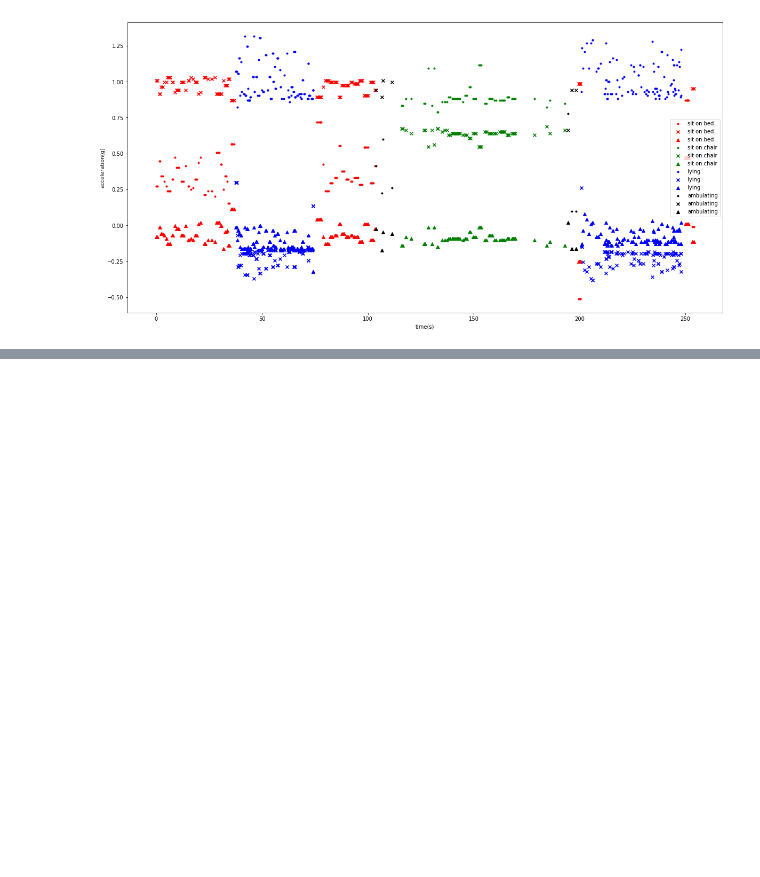
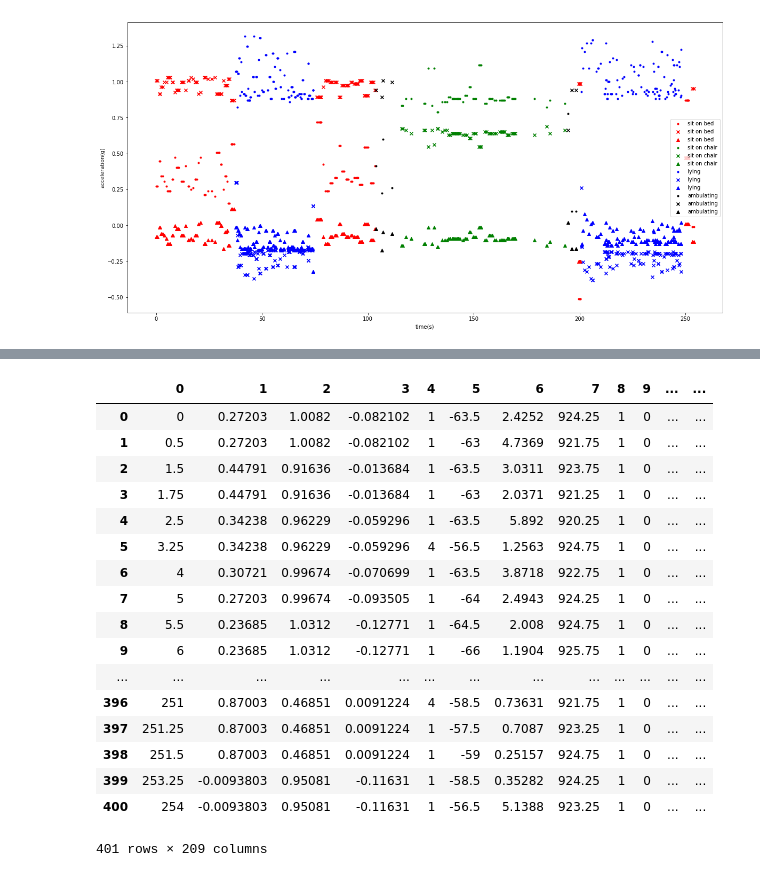
Before and after one commit to scbw1g15/COMP6208-ML-Assignment, a Jupyter notebook: src/analyze_data/analyze_data.ipynb, the cells around one changed output, grey strips where cells are left out. Cells and saved outputs as stored; diff of their text form; code cells hidden in the pictures; blank space fills up the shorter version.

```diff
--- a/src/analyze_data/analyze_data.ipynb
+++ b/src/analyze_data/analyze_data.ipynb
@@ -81,0 +95,22 @@ plt.show()
+# %%
+import pandas as pd
+pd.DataFrame(time_series_patients[0])
+# %% [output]
+|  | 0 | 1 | 2 | 3 | 4 | 5 | 6 | 7 | 8 | 9 | ... | ... |
+| 0 | 0 | 0.27203 | 1.0082 | -0.082102 | 1 | -63.5 | 2.4252 | 924.25 | 1 | 0 | ... | ... |
+| 1 | 0.5 | 0.27203 | 1.0082 | -0.082102 | 1 | -63 | 4.7369 | 921.75 | 1 | 0 | ... | ... |
+| 2 | 1.5 | 0.44791 | 0.91636 | -0.013684 | 1 | -63.5 | 3.0311 | 923.75 | 1 | 0 | ... | ... |
+| 3 | 1.75 | 0.44791 | 0.91636 | -0.013684 | 1 | -63 | 2.0371 | 921.25 | 1 | 0 | ... | ... |
+| 4 | 2.5 | 0.34238 | 0.96229 | -0.059296 | 1 | -63.5 | 5.892 | 920.25 | 1 | 0 | ... | ... |
+| 5 | 3.25 | 0.34238 | 0.96229 | -0.059296 | 4 | -56.5 | 1.2563 | 924.75 | 1 | 0 | ... | ... |
+| 6 | 4 | 0.30721 | 0.99674 | -0.070699 | 1 | -63.5 | 3.8718 | 922.75 | 1 | 0 | ... | ... |
+| 7 | 5 | 0.27203 | 0.99674 | -0.093505 | 1 | -64 | 2.4943 | 924.25 | 1 | 0 | ... | ... |
+| 8 | 5.5 | 0.23685 | 1.0312 | -0.12771 | 1 | -64.5 | 2.008 | 924.75 | 1 | 0 | ... | ... |
+| 9 | 6 | 0.23685 | 1.0312 | -0.12771 | 1 | -66 | 1.1904 | 925.75 | 1 | 0 | ... | ... |
+| ... | ... | ... | ... | ... | ... | ... | ... | ... | ... | ... | ... | ... |
+| 396 | 251 | 0.87003 | 0.46851 | 0.0091224 | 4 | -58.5 | 0.73631 | 921.75 | 1 | 0 | ... | ... |
+| 397 | 251.25 | 0.87003 | 0.46851 | 0.0091224 | 1 | -57.5 | 0.7087 | 923.25 | 1 | 0 | ... | ... |
+| 398 | 251.5 | 0.87003 | 0.46851 | 0.0091224 | 1 | -59 | 0.25157 | 924.75 | 1 | 0 | ... | ... |
+| 399 | 253.25 | -0.0093803 | 0.95081 | -0.11631 | 1 | -58.5 | 0.35282 | 924.25 | 1 | 0 | ... | ... |
+| 400 | 254 | -0.0093803 | 0.95081 | -0.11631 | 1 | -56.5 | 5.1388 | 923.25 | 1 | 0 | ... | ... |
+401 rows × 209 columns
```
Also changed, not shown: parts of 2 cells of this notebook, 2 other files.
